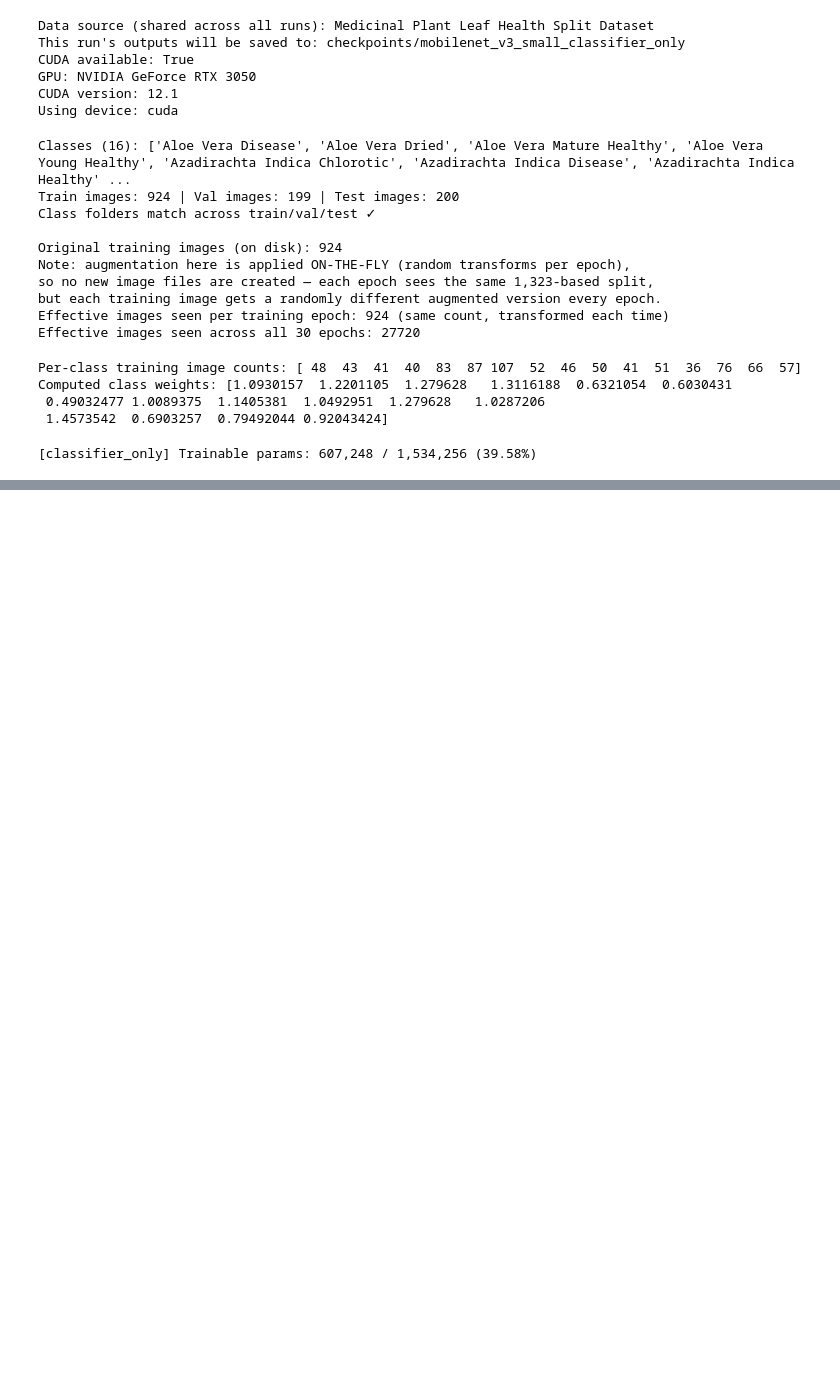
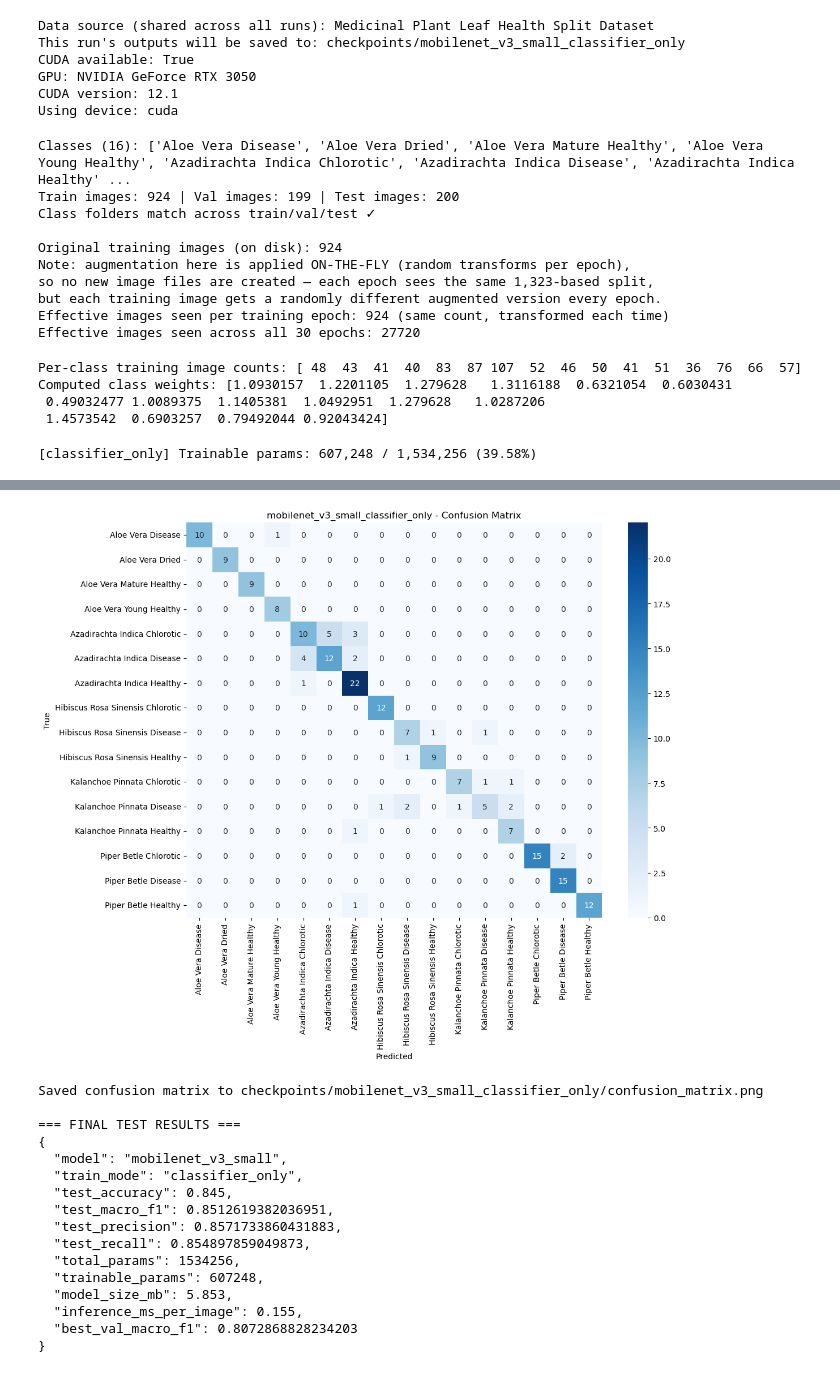
Before and after one commit to smnafimniloy/cvpr_final, a Jupyter notebook: baseline-mobileV3-classifierOnly.ipynb, the cells around one changed output, grey strips where cells are left out. Saved outputs shown, nothing was run; the diff lists cells and outputs as text; code cells hidden in the pictures; blank space fills up the shorter version.

Commit message:
mV3-ClassifierOnly

```diff
--- a/baseline-mobileV3-classifierOnly.ipynb
+++ b/baseline-mobileV3-classifierOnly.ipynb
@@ -387,30 +390,80 @@ model.eval()
 sample_batch, _ = next(iter(test_loader))
 sample_batch = sample_batch.to(DEVICE)
 with torch.no_grad():
     start = time.time()
     for _ in range(20):
         _ = model(sample_batch)
     elapsed = time.time() - start
 per_image_ms = (elapsed / (20 * sample_batch.size(0))) * 1000
 
 test_loss, test_acc, test_f1, test_prec, test_rec = run_epoch(test_loader, train=False)
 
 num_params = sum(p.numel() for p in model.parameters())
 trainable_params_count = sum(p.numel() for p in model.parameters() if p.requires_grad)
 model_size_mb = num_params * 4 / (1024 ** 2)
 
 results = {
     "model": MODEL_NAME, "train_mode": TRAIN_MODE,
     "test_accuracy": test_acc, "test_macro_f1": test_f1,
     "test_precision": test_prec, "test_recall": test_rec,
     "total_params": num_params, "trainable_params": trainable_params_count,
     "model_size_mb": round(model_size_mb, 3),
     "inference_ms_per_image": round(per_image_ms, 3),
     "best_val_macro_f1": best_val_f1,
 }
+# ============================================================
+# CONFUSION MATRIX
+# ============================================================
+from sklearn.metrics import confusion_matrix
+import seaborn as sns
+
+model.eval()
+all_preds, all_labels = [], []
+with torch.no_grad():
+    for imgs, labels in test_loader:
+        imgs = imgs.to(DEVICE)
+        outputs = model(imgs)
+        preds = outputs.argmax(dim=1)
+        all_preds.extend(preds.cpu().numpy())
+        all_labels.extend(labels.cpu().numpy())
+
+cm = confusion_matrix(all_labels, all_preds)
+class_names = test_ds.classes
+
+plt.figure(figsize=(12, 10))
+sns.heatmap(cm, annot=True, fmt="d", cmap="Blues", xticklabels=class_names, yticklabels=class_names)
+plt.xlabel("Predicted")
+plt.ylabel("True")
+plt.title(f"{RUN_TAG} - Confusion Matrix")
+plt.xticks(rotation=90)
+plt.yticks(rotation=0)
+plt.tight_layout()
+
+cm_path = os.path.join(SAVE_DIR, "confusion_matrix.png")
+plt.savefig(cm_path, dpi=300)
+plt.show()
+print(f"Saved confusion matrix to {cm_path}")
 
 print("\n=== FINAL TEST RESULTS ===")
 print(json.dumps(results, indent=2))
 
 with open(RESULTS_PATH, "w") as f:
     json.dump(results, f, indent=2)
+# %% [output]
+[figure, added]
+Saved confusion matrix to checkpoints/mobilenet_v3_small_classifier_only/confusion_matrix.png
+
+=== FINAL TEST RESULTS ===
+{
+  "model": "mobilenet_v3_small",
+  "train_mode": "classifier_only",
+  "test_accuracy": 0.845,
+  "test_macro_f1": 0.8512619382036951,
+  "test_precision": 0.8571733860431883,
+  "test_recall": 0.854897859049873,
+  "total_params": 1534256,
+  "trainable_params": 607248,
+  "model_size_mb": 5.853,
+  "inference_ms_per_image": 0.155,
+  "best_val_macro_f1": 0.8072868828234203
+}
```
Also changed, not shown: parts of 2 cells of this notebook.
